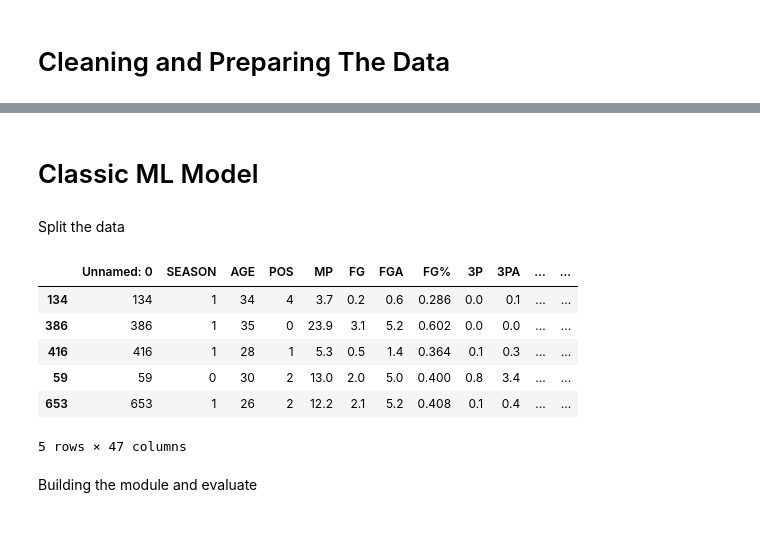
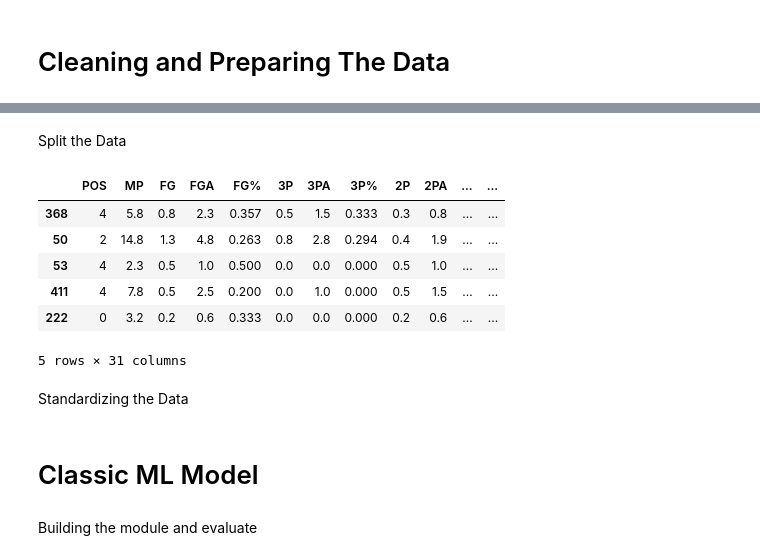
Before and after one commit to CarmiF/Python_basics_class, a Jupyter notebook: Nitzanim/HW_2025/helper_files/Nitzanim_Home_Asigment.ipynb, the cells around one changed output, grey strips where cells are left out. Saved outputs shown, nothing was run; the diff lists cells and outputs as text; code cells hidden in the pictures; blank space fills up the shorter version.

```diff
--- a/Nitzanim/HW_2025/helper_files/Nitzanim_Home_Asigment.ipynb
+++ b/Nitzanim/HW_2025/helper_files/Nitzanim_Home_Asigment.ipynb
@@ -51,0 +104,16 @@ df.sample(5)
+# %% [markdown]
+Split the Data
+# %%
+# Split the data into training and testing sets 20% training and 80% testing
+X_train, X_test, y_train, y_test = train_test_split(features_matrix, target , test_size=0.2, random_state=42)
+X_train.sample(5)
+# %% [output]
+|  | POS | MP | FG | FGA | FG% | 3P | 3PA | 3P% | 2P | 2PA | ... | ... |
+| 368 | 4 | 5.8 | 0.8 | 2.3 | 0.357 | 0.5 | 1.5 | 0.333 | 0.3 | 0.8 | ... | ... |
+| 50 | 2 | 14.8 | 1.3 | 4.8 | 0.263 | 0.8 | 2.8 | 0.294 | 0.4 | 1.9 | ... | ... |
+| 53 | 4 | 2.3 | 0.5 | 1.0 | 0.500 | 0.0 | 0.0 | 0.000 | 0.5 | 1.0 | ... | ... |
+| 411 | 4 | 7.8 | 0.5 | 2.5 | 0.200 | 0.0 | 1.0 | 0.000 | 0.5 | 1.5 | ... | ... |
+| 222 | 0 | 3.2 | 0.2 | 0.6 | 0.333 | 0.0 | 0.0 | 0.000 | 0.2 | 0.6 | ... | ... |
+5 rows × 31 columns
+# %% [markdown]
+Standardizing the Data
@@ -52,22 +126,5 @@ df.sample(5)
 # %% [markdown]
 # Classic ML Model
-# %% [markdown]
-Split the data
-# %%
-# Set the target variable and features matrix
-target = df.SEASON
-features_matrix = df.drop(columns=['SEASON'])
-# Split the data into training and testing sets 20% training and 80% testing
-X_train, X_test, y_train, y_test = train_test_split(features_matrix, target , test_size=0.2, random_state=42)
-df.sample(5)
-# %% [output]
-|  | Unnamed: 0 | SEASON | AGE | POS | MP | FG | FGA | FG% | 3P | 3PA | ... | ... |
-| 134 | 134 | 1 | 34 | 4 | 3.7 | 0.2 | 0.6 | 0.286 | 0.0 | 0.1 | ... | ... |
-| 386 | 386 | 1 | 35 | 0 | 23.9 | 3.1 | 5.2 | 0.602 | 0.0 | 0.0 | ... | ... |
-| 416 | 416 | 1 | 28 | 1 | 5.3 | 0.5 | 1.4 | 0.364 | 0.1 | 0.3 | ... | ... |
-| 59 | 59 | 0 | 30 | 2 | 13.0 | 2.0 | 5.0 | 0.400 | 0.8 | 3.4 | ... | ... |
-| 653 | 653 | 1 | 26 | 2 | 12.2 | 2.1 | 5.2 | 0.408 | 0.1 | 0.4 | ... | ... |
-5 rows × 47 columns
 # %% [markdown]
 Building the module and evaluate
 # %%
```
Also changed, not shown: parts of 11 cells of this notebook.
